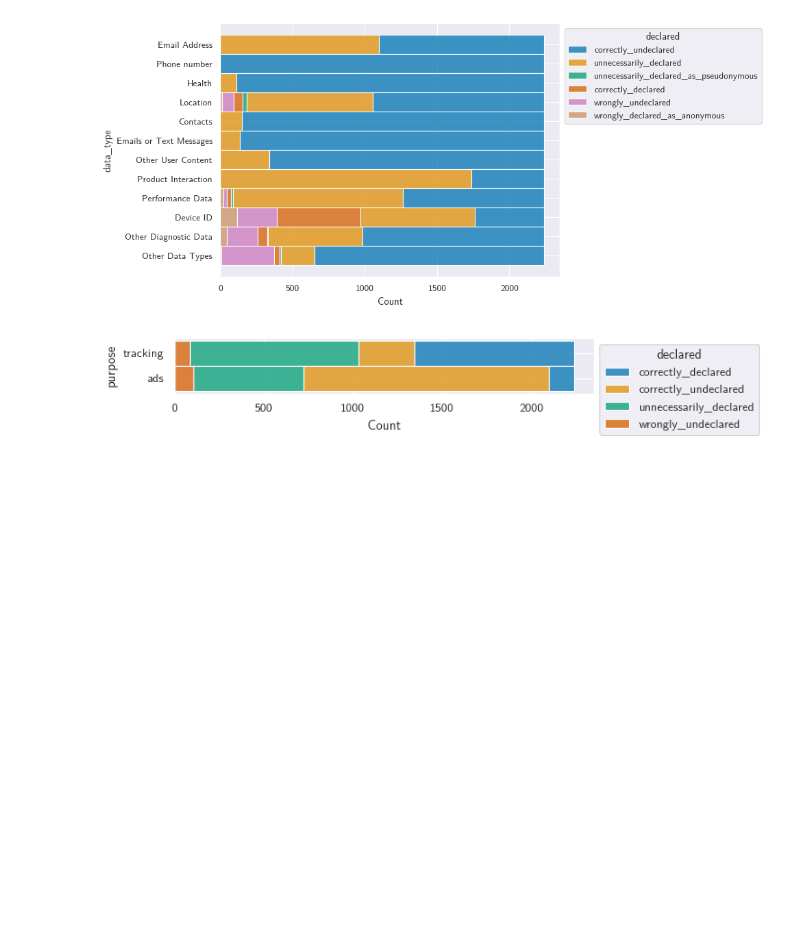
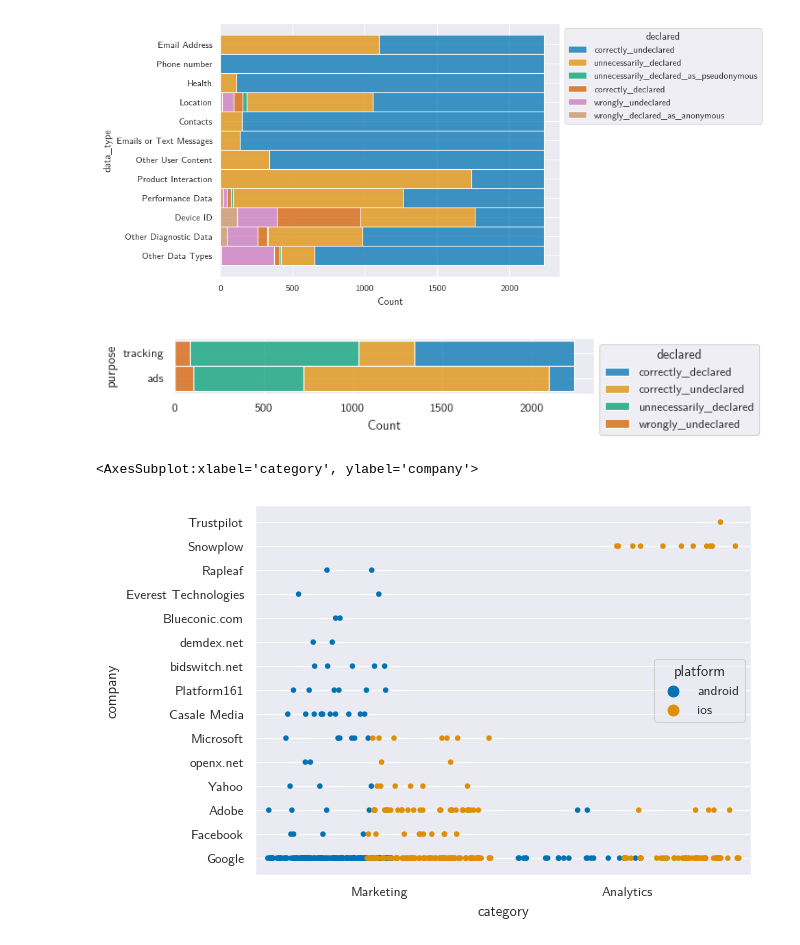
Before and after one commit to baltpeter/thesis-mobile-consent-dialogs, a Jupyter notebook: src/graphs.ipynb, the cells around one changed output. Drawn from its saved outputs; the diff is of its cells as text; code cells hidden in the pictures; blank space fills up the shorter version.

Commit message:
Analyse cookie data

```diff
--- a/src/graphs.ipynb
+++ b/src/graphs.ipynb
@@ -192,3 +192,12 @@ sns.move_legend(ax, "upper left", bbox_to_anchor=(1, 1))
 # %% [output]
 [figure]
 [figure]
+# %%
+csv = pd.read_csv(os.path.join(
+    data_dir, 'cookies.csv'), on_bad_lines='error')
+fig, ax = plt.subplots()
+sns.stripplot(x="category", y="company", hue="platform",
+              jitter=0.5, dodge=True, size=4, data=csv, ax=ax)
+# %% [output]
+<AxesSubplot:xlabel='category', ylabel='company'>
+[figure, added]
```
Also changed, not shown: parts of 2 cells of this notebook, 9 other files.
